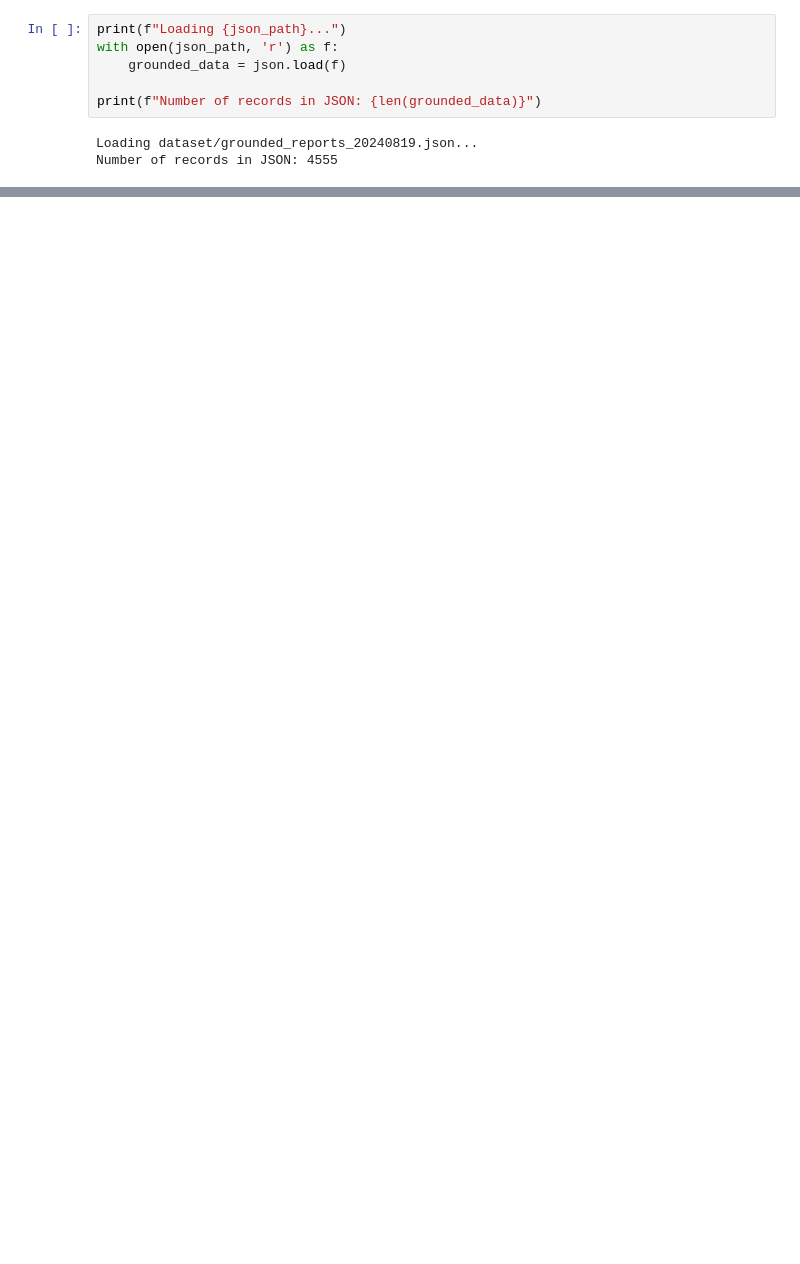
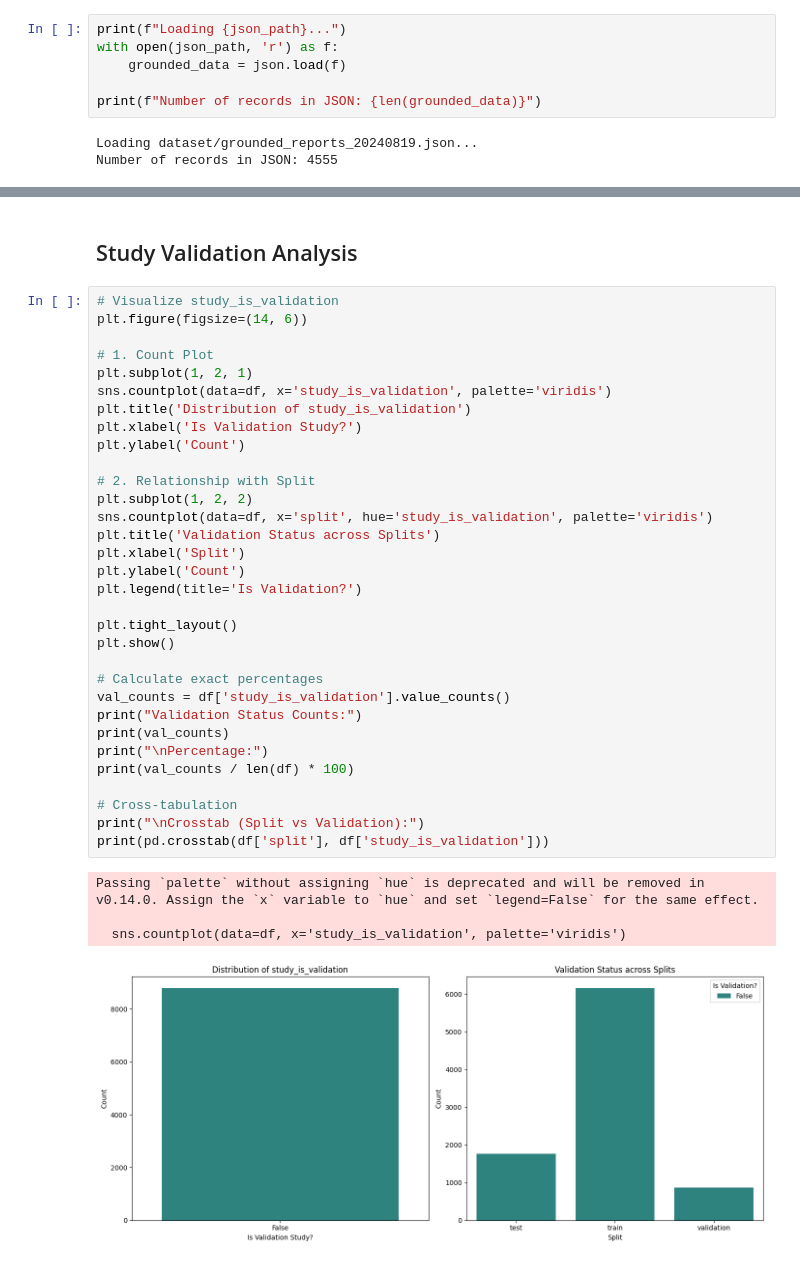
Before and after one commit to furkan-uzmez/PadChest-GR, a Jupyter notebook: analysis.ipynb, the cells around one changed output, grey strips where cells are left out. Cells and saved outputs as stored; diff of their text form; blank space fills up the shorter version.

```diff
--- a/analysis.ipynb
+++ b/analysis.ipynb
@@ -93,0 +278,39 @@ Join analysis or further exploration can be done here.
+# %% [markdown]
+## Study Validation Analysis
+# %%
+# Visualize study_is_validation
+plt.figure(figsize=(14, 6))
+
+# 1. Count Plot
+plt.subplot(1, 2, 1)
+sns.countplot(data=df, x='study_is_validation', palette='viridis')
+plt.title('Distribution of study_is_validation')
+plt.xlabel('Is Validation Study?')
+plt.ylabel('Count')
+
+# 2. Relationship with Split
+plt.subplot(1, 2, 2)
+sns.countplot(data=df, x='split', hue='study_is_validation', palette='viridis')
+plt.title('Validation Status across Splits')
+plt.xlabel('Split')
+plt.ylabel('Count')
+plt.legend(title='Is Validation?')
+
+plt.tight_layout()
+plt.show()
+
+# Calculate exact percentages
+val_counts = df['study_is_validation'].value_counts()
+print("Validation Status Counts:")
+print(val_counts)
+print("\nPercentage:")
+print(val_counts / len(df) * 100)
+
+# Cross-tabulation
+print("\nCrosstab (Split vs Validation):")
+print(pd.crosstab(df['split'], df['study_is_validation']))
+# %% [output]
+Passing `palette` without assigning `hue` is deprecated and will be removed in v0.14.0. Assign the `x` variable to `hue` and set `legend=False` for the same effect.
+
+  sns.countplot(data=df, x='study_is_validation', palette='viridis')
+[figure, added]
```
Also changed, not shown: parts of 21 cells of this notebook, 3 other files.
